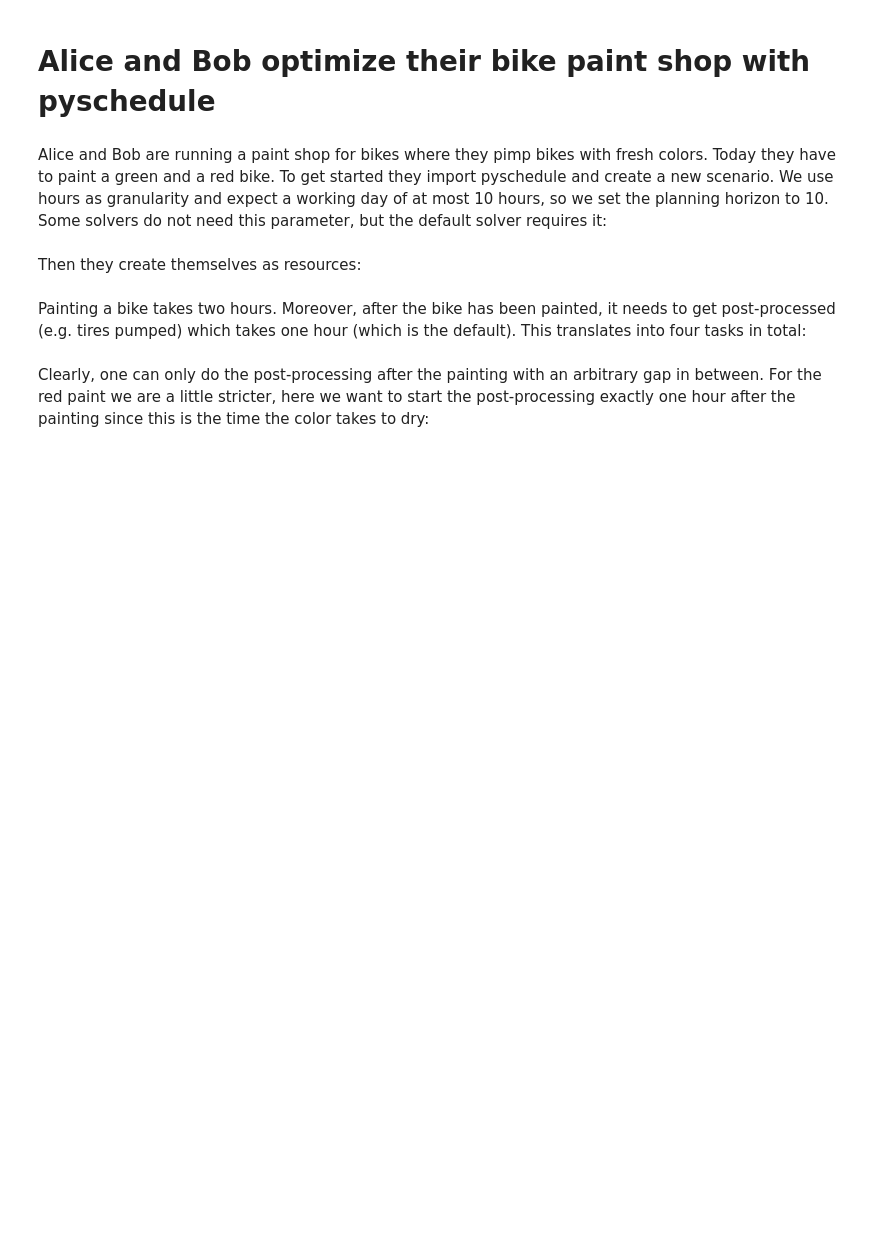
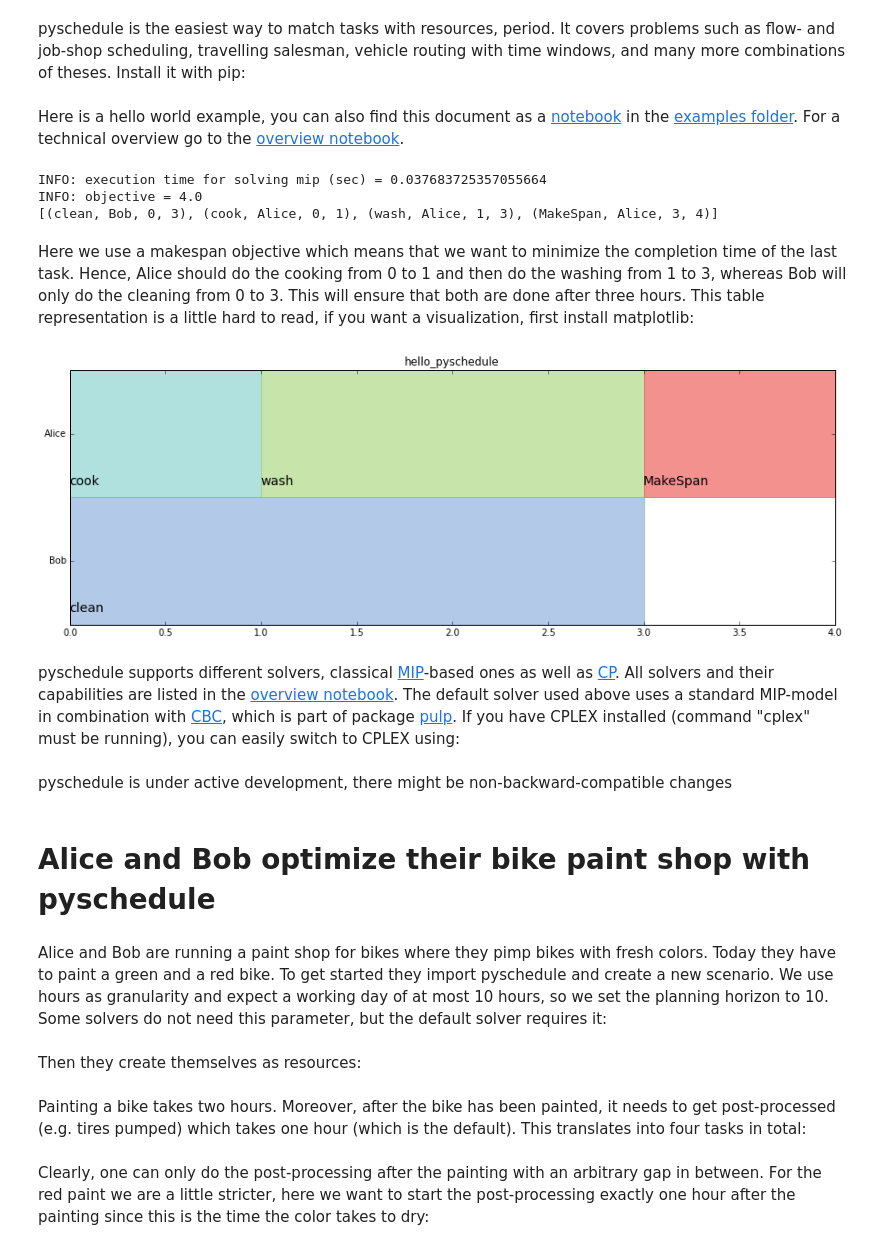
Before and after one commit to timnon/pyschedule, a Jupyter notebook: examples/bike-shop.ipynb, the cells around one changed output. Drawn from its saved outputs; the diff is of its cells as text; code cells hidden in the pictures; blank space fills up the shorter version.

```diff
--- a/examples/bike-shop.ipynb
+++ b/examples/bike-shop.ipynb
@@ -0,0 +5,2 @@
+# %% [markdown]
+pyschedule is the easiest way to match tasks with resources, period. It covers problems such as flow- and job-shop scheduling, travelling salesman, vehicle routing with time windows, and many more combinations of theses. Install it with pip:
@@ -0,0 +9,39 @@
+# %% [markdown]
+Here is a hello world example, you can also find this document as a <a href="https://github.com/timnon/pyschedule/blob/master/examples/bike-shop.ipynb">notebook</a> in the <a href="https://github.com/timnon/pyschedule/tree/master/examples">examples folder</a>. For a technical overview go to the <a href="https://github.com/timnon/pyschedule/blob/master/docs/pyschedule-overview.ipynb">overview notebook</a>.
+# %%
+# Load pyschedule and create a scenario with ten steps planning horizon
+from pyschedule import Scenario, solvers, plotters
+S = Scenario('hello_pyschedule',horizon=10)
+
+# Create two resources
+Alice, Bob = S.Resource('Alice'), S.Resource('Bob')
+
+# Create three tasks with lengths 1,2 and 3
+cook, wash, clean = S.Task('cook',1), S.Task('wash',2), S.Task('clean',3)
+
+# Assign tasks to resources, either Alice or Bob,
+# the %-operator connects tasks and resource
+S += cook % Alice|Bob
+S += wash % Alice|Bob
+S += clean % Alice|Bob
+
+# Solve and print solution
+S.use_makespan_objective()
+solvers.pulp.solve(S,msg=1)
+
+# Print the solution
+print(S.solution())
+# %% [output]
+INFO: execution time for solving mip (sec) = 0.037683725357055664
+INFO: objective = 4.0
+[(clean, Bob, 0, 3), (cook, Alice, 0, 1), (wash, Alice, 1, 3), (MakeSpan, Alice, 3, 4)]
+# %% [markdown]
+Here we use a makespan objective which means that we want to minimize the completion time of the last task. Hence, Alice should do the cooking from 0 to 1 and then do the washing from 1 to 3, whereas Bob will only do the cleaning from 0 to 3. This will ensure that both are done after three hours. This table representation is a little hard to read, if you want a visualization, first install matplotlib:
+# %%
+# Plot in the notebook
+%matplotlib inline
+plotters.matplotlib.plot(S)
+# %% [output]
+[figure, added]
+# %% [markdown]
+pyschedule supports different solvers, classical <a href="https://en.wikipedia.org/wiki/Integer_programming">MIP</a>-based ones as well as <a href="https://en.wikipedia.org/wiki/Constraint_programming">CP</a>. All solvers and their capabilities are listed in the <a href="https://github.com/timnon/pyschedule/blob/master/docs/pyschedule-overview.ipynb">overview notebook</a>. The default solver used above uses a standard MIP-model in combination with <a href="https://projects.coin-or.org/Cbc">CBC</a>, which is part of package <a href="https://pypi.python.org/pypi/PuLP">pulp</a>. If you have CPLEX installed (command "cplex" must be running), you can easily switch to CPLEX using:
@@ -1,3 +50,5 @@
+# %% [markdown]
+pyschedule is under active development, there might be non-backward-compatible changes
 # %% [markdown]
 # Alice and Bob optimize their bike paint shop with pyschedule
 # %% [markdown]
```
Also changed, not shown: parts of 15 cells of this notebook, 3 other files.
